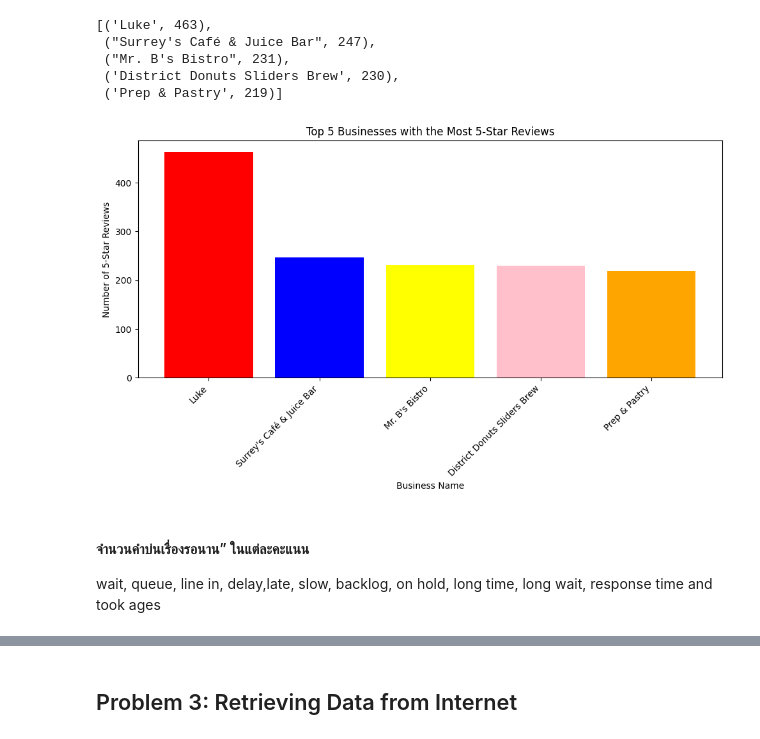
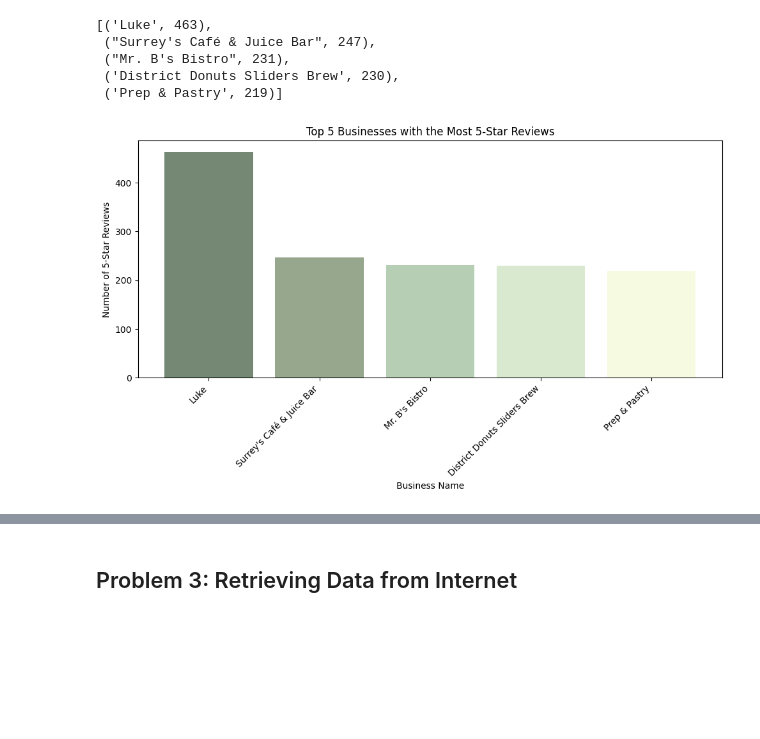
Before and after one commit to TKhahahah/Text_Analytics, a Jupyter notebook: Text_Analytics68.ipynb, the cells around one changed output, grey strips where cells are left out. Cells and saved outputs as stored; diff of their text form; code cells hidden in the pictures; blank space fills up the shorter version.

```diff
--- a/Text_Analytics68.ipynb
+++ b/Text_Analytics68.ipynb
@@ -581,23 +743,19 @@ display(top5)
 # %%
 import matplotlib.pyplot as plt
 
 businesses = [item[0] for item in top5]
 counts = [item[1] for item in top5]
 
 plt.figure(figsize=(10, 6))
-plt.bar(businesses, counts, color = ['red','blue','yellow','pink','orange'])
+plt.bar(businesses, counts, color = ['#748873','#96A78D','#B6CEB4','#D9E9CF','#F5FAE1'])
 plt.xlabel("Business Name")
 plt.ylabel("Number of 5-Star Reviews")
 plt.title("Top 5 Businesses with the Most 5-Star Reviews")
 plt.xticks(rotation=45, ha='right')
 plt.tight_layout()
 plt.show()
 # %% [output]
-[figure, old version]
+[figure, new version]
-# %% [markdown]
-#### จำนวนคำบ่นเรื่องรอนาน” ในแต่ละคะแนน
-
-wait, queue, line in, delay,late, slow, backlog, on hold, long time, long wait, response time and took ages
 # %%
 import pandas as pd
 import matplotlib.pyplot as plt
```
Also changed, not shown: parts of 47 cells of this notebook.
